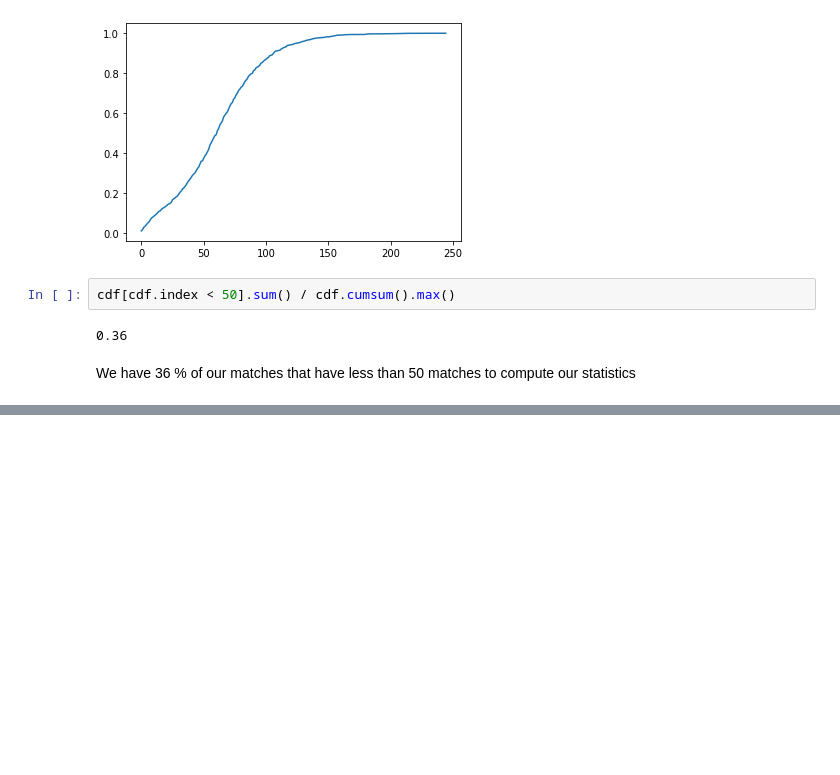
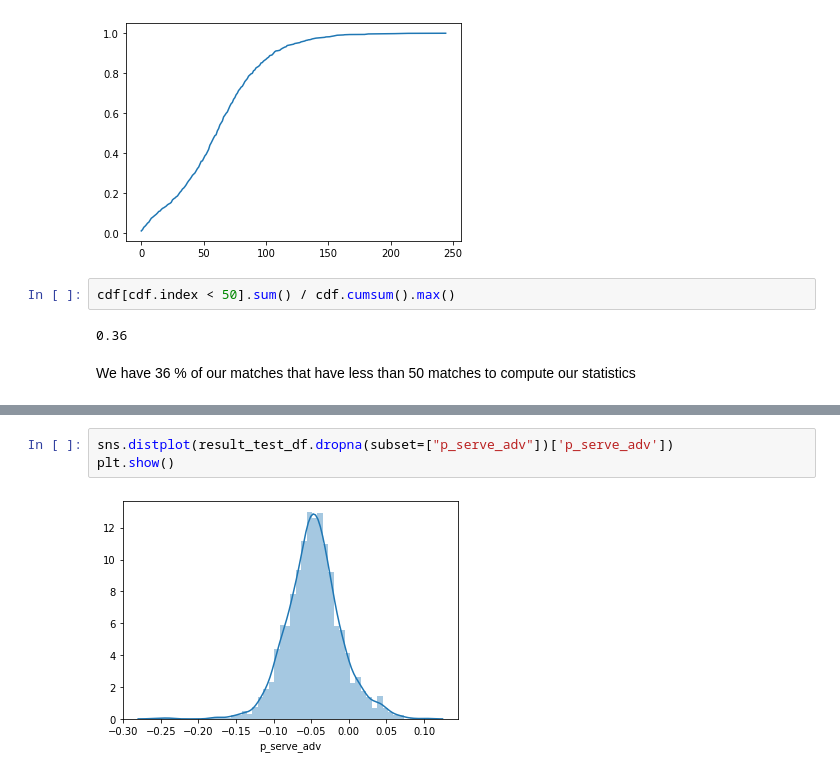
Before and after one commit to Thrynk/Tennis-prediction, a Jupyter notebook: big analysis/feature engineering/Historical averaging.ipynb, the cells around one changed output, grey strips where cells are left out. Cells and saved outputs as stored; diff of their text form; blank space fills up the shorter version.

```diff
--- a/big analysis/feature engineering/Historical averaging.ipynb
+++ b/big analysis/feature engineering/Historical averaging.ipynb
@@ -265,0 +466,5 @@ We have 36 % of our matches that have less than 50 matches to compute our statis
+# %%
+sns.distplot(result_test_df.dropna(subset=["p_serve_adv"])['p_serve_adv'])
+plt.show()
+# %% [output]
+[figure, added]
```
Also changed, not shown: parts of 12 cells of this notebook, 2 other files.
